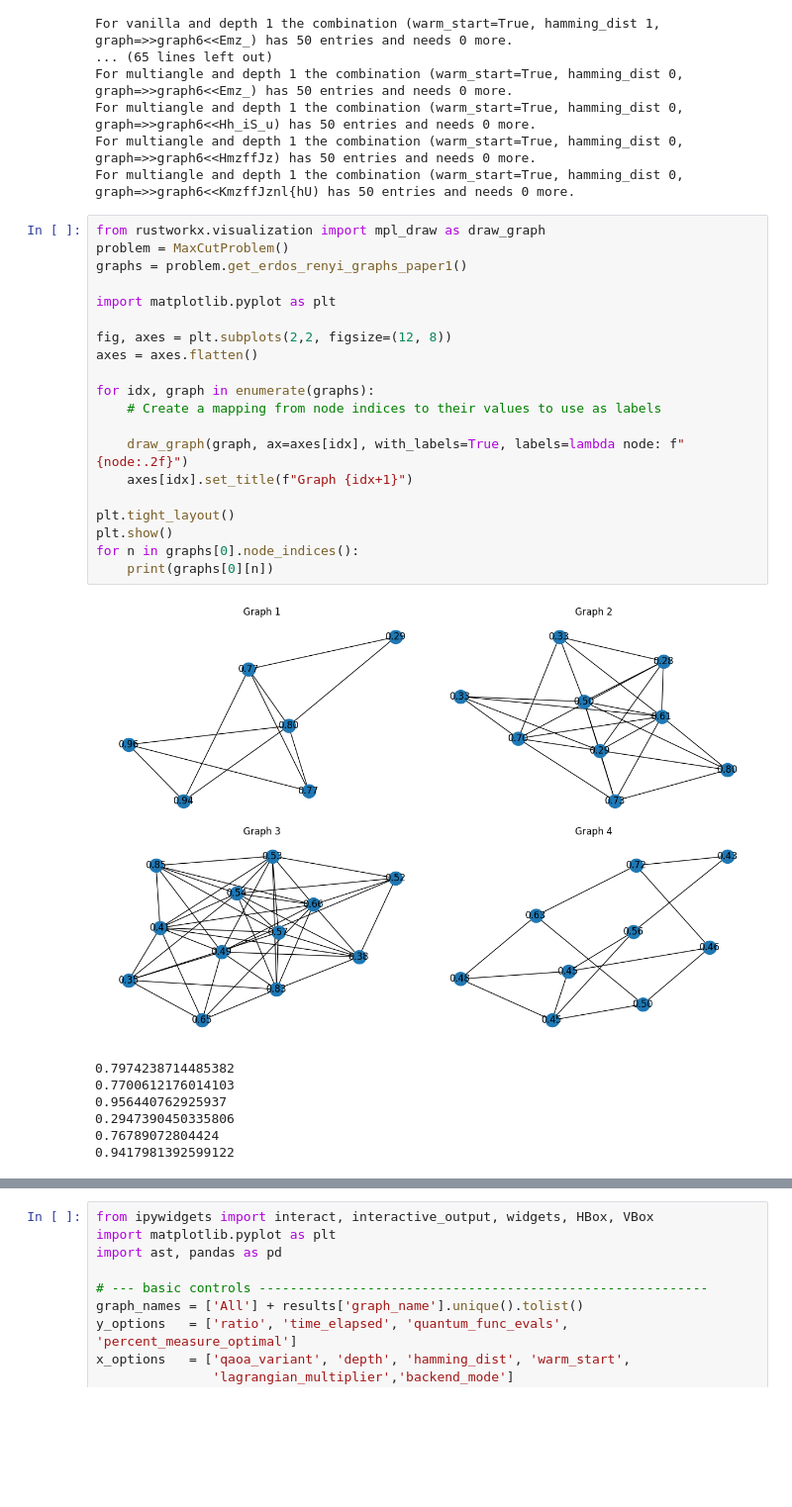
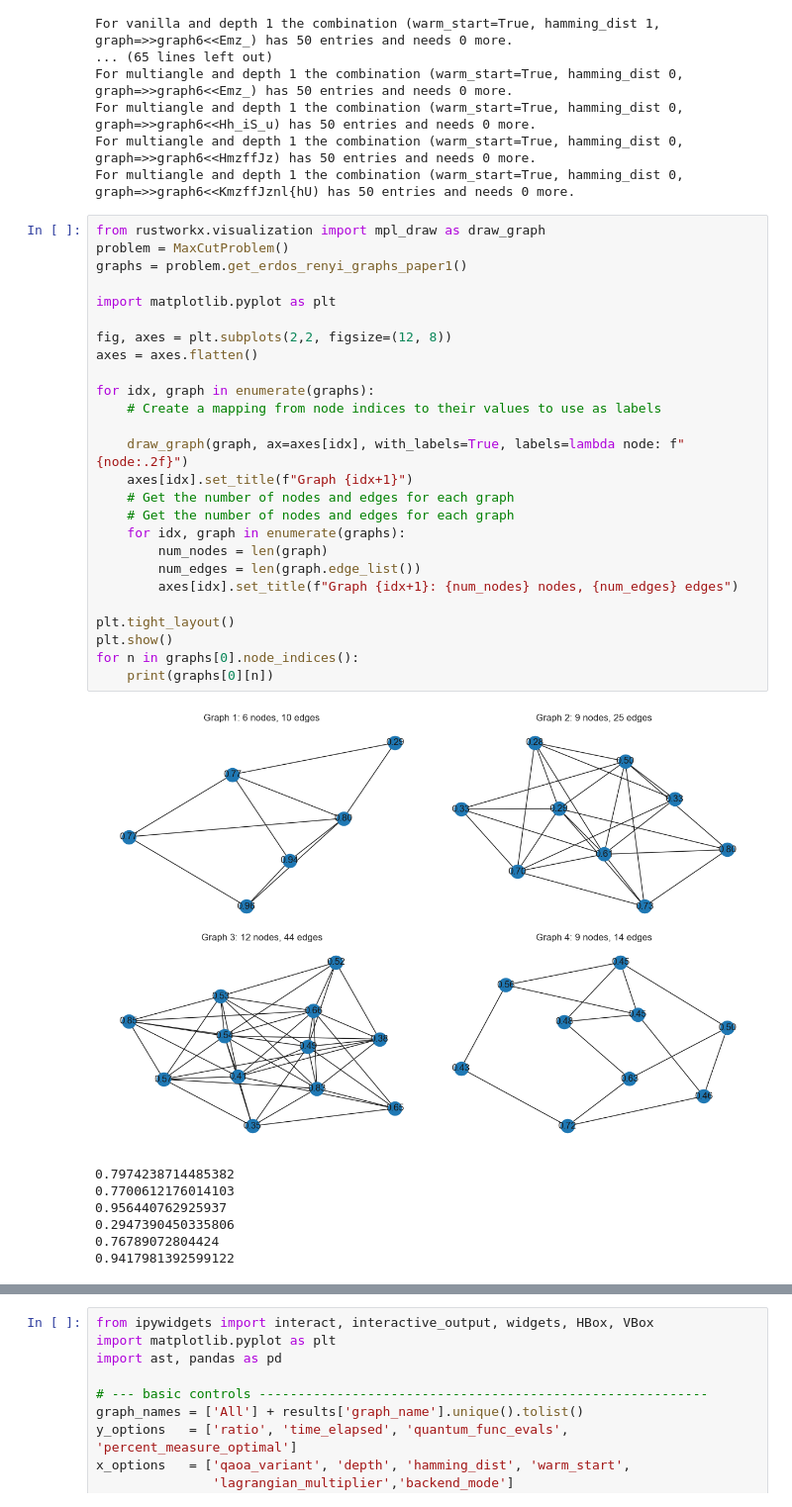
Before and after one commit to Smeidir/QAOA, a Jupyter notebook: results_visualizer.ipynb, the cells around one changed output, grey strips where cells are left out. Shown at 99% size. Cells and saved outputs as stored; diff of their text form; blank space fills up the shorter version.

```diff
--- a/results_visualizer.ipynb
+++ b/results_visualizer.ipynb
@@ -164,25 +172,31 @@ For multiangle and depth 1 the combination (warm_start=True, hamming_dist 0, gra
 # %%
 from rustworkx.visualization import mpl_draw as draw_graph
 problem = MaxCutProblem()
 graphs = problem.get_erdos_renyi_graphs_paper1()
 
 import matplotlib.pyplot as plt
 
 fig, axes = plt.subplots(2,2, figsize=(12, 8))
 axes = axes.flatten()
 
 for idx, graph in enumerate(graphs):
     # Create a mapping from node indices to their values to use as labels
 
     draw_graph(graph, ax=axes[idx], with_labels=True, labels=lambda node: f"{node:.2f}")
     axes[idx].set_title(f"Graph {idx+1}")
+    # Get the number of nodes and edges for each graph
+    # Get the number of nodes and edges for each graph
+    for idx, graph in enumerate(graphs):
+        num_nodes = len(graph)
+        num_edges = len(graph.edge_list())
+        axes[idx].set_title(f"Graph {idx+1}: {num_nodes} nodes, {num_edges} edges")
 
 plt.tight_layout()
 plt.show()
 for n in graphs[0].node_indices():
     print(graphs[0][n])
 # %% [output]
-[figure, old version]
+[figure, new version]
 0.7974238714485382
 0.7700612176014103
 0.956440762925937
```
Also changed, not shown: parts of 13 cells of this notebook, 29 other files.
